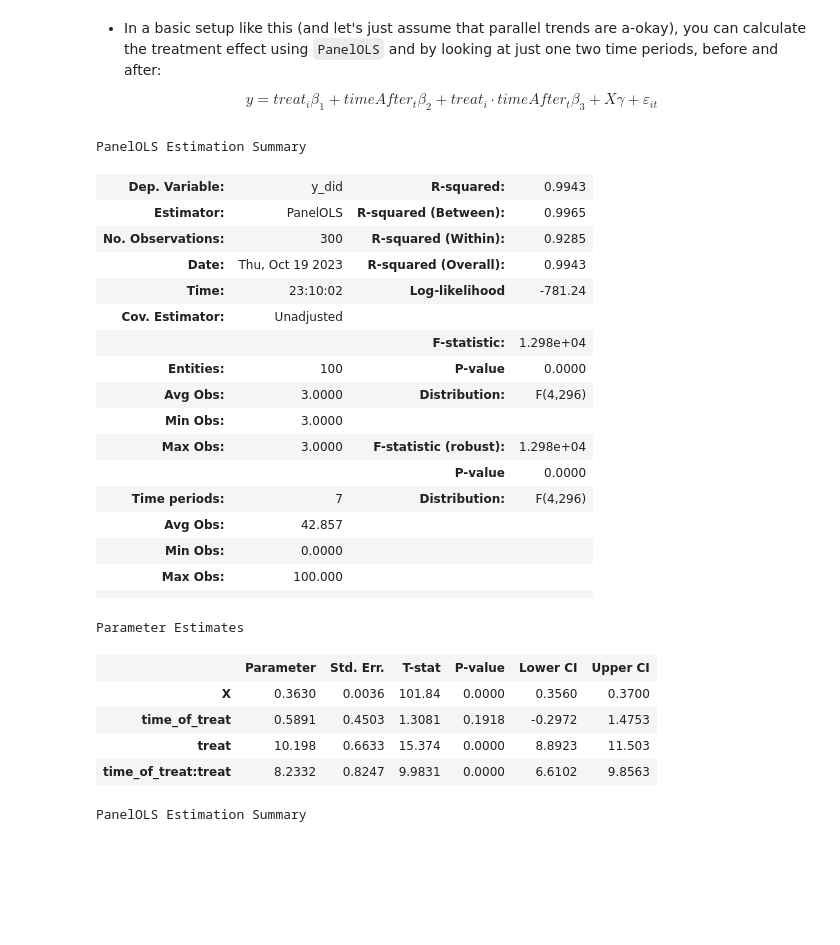
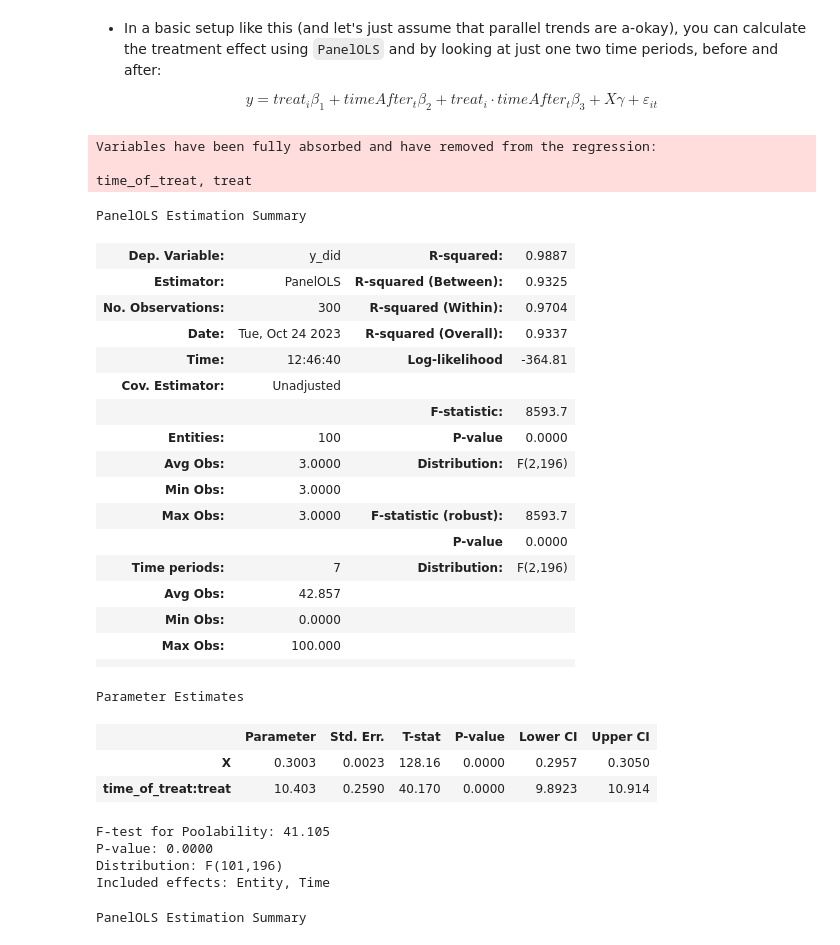
Before and after one commit to amichuda/aem6850-modules, a Jupyter notebook: modules/unit-15/unit-15.ipynb, the cells around one changed output. Drawn from its saved outputs; the diff is of its cells as text; code cells hidden in the pictures; blank space fills up the shorter version.

```diff
--- a/modules/unit-15/unit-15.ipynb
+++ b/modules/unit-15/unit-15.ipynb
@@ -425,32 +458,37 @@ $$
 # %%
 # first we need to take out all time before and after
 
-PanelOLS.from_formula("y_did ~ treat*time_of_treat + X", data = df.query("4 <= time <= 6")).fit().summary
+PanelOLS.from_formula("y_did ~ treat*time_of_treat + X +EntityEffects + TimeEffects", data = df.query("4 <= time <= 6"), drop_absorbed=True).fit().summary
 # %% [output]
-PanelOLS Estimation Summary
+Variables have been fully absorbed and have removed from the regression:
+
+time_of_treat, treat
+PanelOLS Estimation Summary
-| Dep. Variable: | y_did | R-squared: | 0.9943 |
-| Estimator: | PanelOLS | R-squared (Between): | 0.9965 |
-| No. Observations: | 300 | R-squared (Within): | 0.9285 |
-| Date: | Thu, Oct 19 2023 | R-squared (Overall): | 0.9943 |
-| Time: | 23:10:02 | Log-likelihood | -781.24 |
+| Dep. Variable: | y_did | R-squared: | 0.9887 |
+| Estimator: | PanelOLS | R-squared (Between): | 0.9325 |
+| No. Observations: | 300 | R-squared (Within): | 0.9704 |
+| Date: | Tue, Oct 24 2023 | R-squared (Overall): | 0.9337 |
+| Time: | 12:46:40 | Log-likelihood | -364.81 |
 | Cov. Estimator: | Unadjusted |  |  |
-|  |  | F-statistic: | 1.298e+04 |
+|  |  | F-statistic: | 8593.7 |
 | Entities: | 100 | P-value | 0.0000 |
-| Avg Obs: | 3.0000 | Distribution: | F(4,296) |
+| Avg Obs: | 3.0000 | Distribution: | F(2,196) |
 | Min Obs: | 3.0000 |  |  |
-| Max Obs: | 3.0000 | F-statistic (robust): | 1.298e+04 |
+| Max Obs: | 3.0000 | F-statistic (robust): | 8593.7 |
 |  |  | P-value | 0.0000 |
-| Time periods: | 7 | Distribution: | F(4,296) |
+| Time periods: | 7 | Distribution: | F(2,196) |
 | Avg Obs: | 42.857 |  |  |
 | Min Obs: | 0.0000 |  |  |
 | Max Obs: | 100.000 |  |  |
 |  |  |  |  |
-Parameter Estimates
+Parameter Estimates
 |  | Parameter | Std. Err. | T-stat | P-value | Lower CI | Upper CI |
-| X | 0.3630 | 0.0036 | 101.84 | 0.0000 | 0.3560 | 0.3700 |
-| time_of_treat | 0.5891 | 0.4503 | 1.3081 | 0.1918 | -0.2972 | 1.4753 |
-| treat | 10.198 | 0.6633 | 15.374 | 0.0000 | 8.8923 | 11.503 |
-| time_of_treat:treat | 8.2332 | 0.8247 | 9.9831 | 0.0000 | 6.6102 | 9.8563 |
+| X | 0.3003 | 0.0023 | 128.16 | 0.0000 | 0.2957 | 0.3050 |
+| time_of_treat:treat | 10.403 | 0.2590 | 40.170 | 0.0000 | 9.8923 | 10.914 |
+F-test for Poolability: 41.105
+P-value: 0.0000
+Distribution: F(101,196)
+Included effects: Entity, Time
 # %%
 res_did = PanelOLS.from_formula("y ~ treat:time_of_treat + X + EntityEffects + TimeEffects", data = df).fit()
 
```
Also changed, not shown: parts of 15 cells of this notebook, 3 other files.
